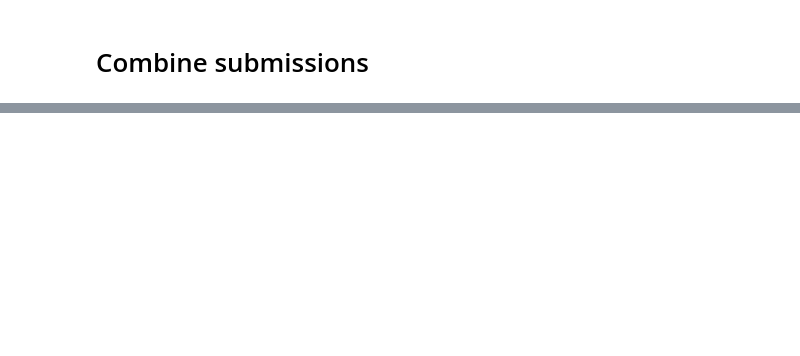
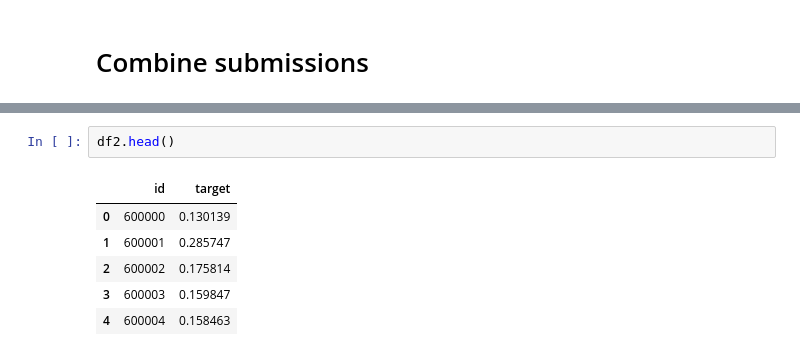
Before and after one commit to morlov/ds, a Jupyter notebook: cfec/notebook/cfec2_entity_embedding.ipynb, the cells around one changed output, grey strips where cells are left out. Saved outputs shown, nothing was run; the diff lists cells and outputs as text; blank space fills up the shorter version.

```diff
--- a/cfec/notebook/cfec2_entity_embedding.ipynb
+++ b/cfec/notebook/cfec2_entity_embedding.ipynb
@@ -321,0 +403,9 @@ id,target
+# %%
+df2.head()
+# %% [output]
+|  | id | target |
+| 0 | 600000 | 0.130139 |
+| 1 | 600001 | 0.285747 |
+| 2 | 600002 | 0.175814 |
+| 3 | 600003 | 0.159847 |
+| 4 | 600004 | 0.158463 |
```
Also changed, not shown: parts of 11 cells of this notebook, 2 other files.
